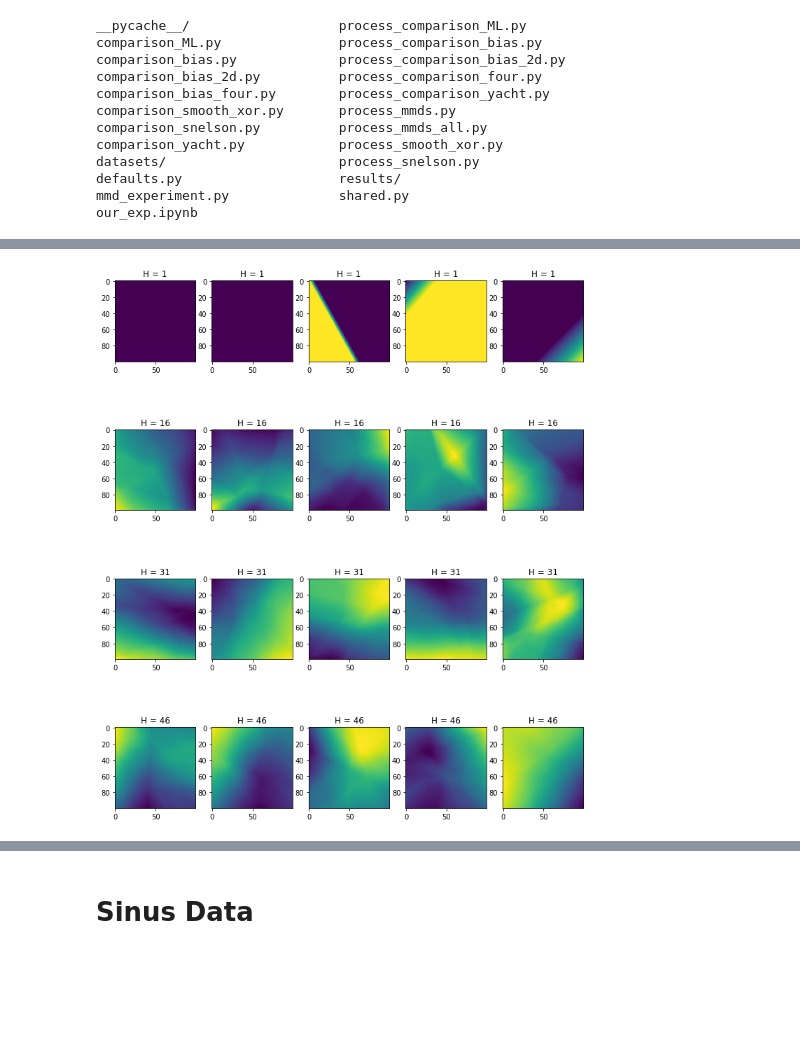
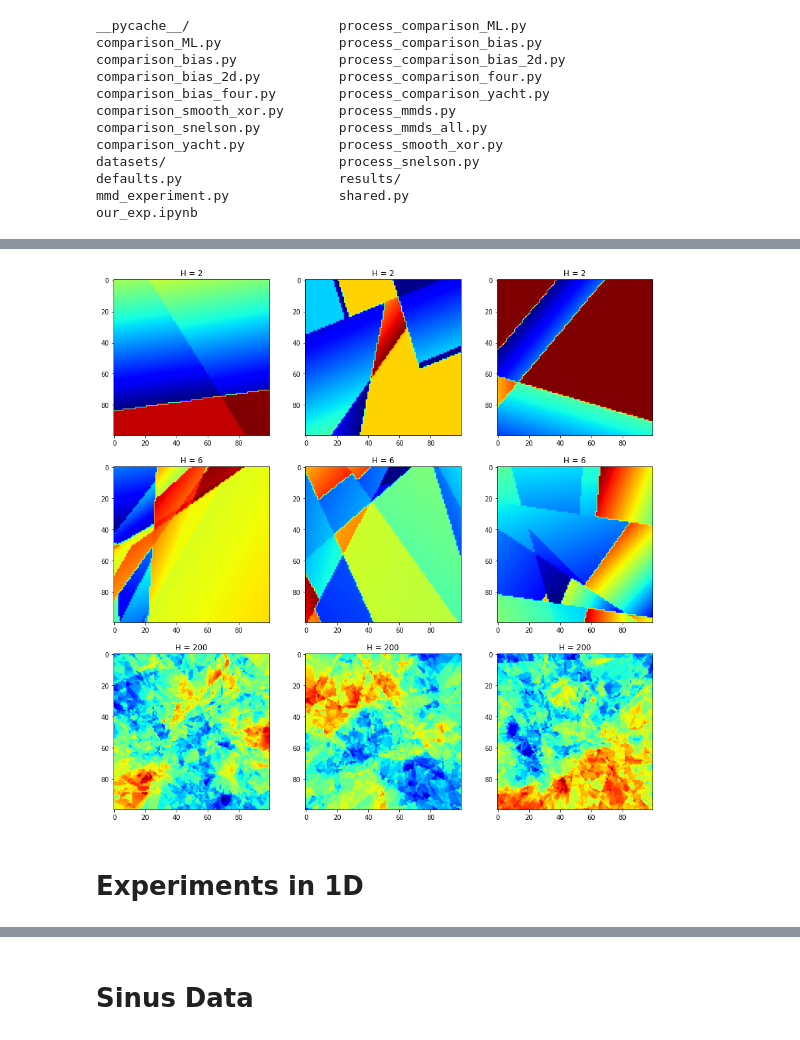
Before and after one commit to LiamGon/BML_project_BayesNN, a Jupyter notebook: experiments/our_exp.ipynb, the cells around one changed output, grey strips where cells are left out. Cells and saved outputs as stored; diff of their text form; code cells hidden in the pictures; blank space fills up the shorter version.

```diff
--- a/experiments/our_exp.ipynb
+++ b/experiments/our_exp.ipynb
@@ -44,13 +37,13 @@ num_layers = 3
 weight_variance = 0.8
 bias_variance = 0.2
 width_class = 'identity'
-list_weight_variance = np.linspace(0.1,5,4)
-fig, axs = plt.subplots(len(list_weight_variance),1,figsize = (10,15))
+list_weight_variance = np.linspace(0.1,1,3)
+fig, axs = plt.subplots(len(list_weight_variance),1,figsize = (10,10))
 rep = 10
 for k,weight_variance in enumerate(list_weight_variance):
     axs[k].set_title('weight_variance = %.2f'%(weight_variance))
     for i in range(rep):
-        model = get_nn_model(D_IN,H,D_OUT, num_layers, width_class=width_class, weight_variance=weight_variance, bias_variance=weight_variance/4)
+        model = get_nn_model(D_IN,H,D_OUT, num_layers, width_class=width_class, weight_variance=weight_variance, bias_variance=bias_variance,activation = torch.nn.Threshold(0, 1))
 
         grid = np.atleast_2d(
         np.linspace(-1,1,30).astype(np.float32)
@@ -60,6 +53,8 @@ for k,weight_variance in enumerate(list_weight_variance):
         )
 
         output = model(grid_var)
-
-        axs[k].plot(grid, output.data.numpy())
+        output = model(grid_var)
+        output =output.data.numpy()
+        output = (output - output.mean())
+        axs[k].plot(grid, output)
 # %% [output]
@@ -73,13 +68,15 @@ num_layers = 3
 weight_variance = 0.8
 bias_variance = 0.2
 
-list_H = list(range(1,40,10))
-fig, axs = plt.subplots(len(list_H),1,figsize = (10,15))
+# list_H = np.logspace(np.log(2)/np.log(10),np.log(30)/np.log(10),3).astype(int).tolist()
+# print(list_H)
+list_H  = [2,4,100]
+fig, axs = plt.subplots(len(list_H),1,figsize = (10,10))
 rep = 5
 for k,H in enumerate(list_H):
     axs[k].set_title('H = %s'%(H))
     for i in range(rep):
-        model = get_nn_model(D_IN,H,D_OUT, num_layers, width_class='identity', weight_variance=weight_variance, bias_variance=bias_variance)
+        model = get_nn_model(D_IN,H,D_OUT, num_layers, width_class='identity', weight_variance=weight_variance, bias_variance=bias_variance,activation = torch.nn.Threshold(0, 1))
 
         grid = np.atleast_2d(
         np.linspace(-1,1,30).astype(np.float32)
@@ -89,6 +86,11 @@ for k,H in enumerate(list_H):
         )
 
         output = model(grid_var)
+        output =output.data.numpy()[:,0]
 
-        axs[k].plot(grid, output.data.numpy())
+        output = (output - output.mean())/output.std()
+
+#         output = np.concatenate((output[1:] - output[:-1],[0]))
+
+        axs[k].plot(grid, output)
 # %% [output]
@@ -96,38 +98,45 @@ for k,H in enumerate(list_H):
 # %%
 
 D_IN = 2
 H = 3
 D_OUT = 1
 num_layers = 2
 weight_variance = 0.8
-bias_variance = 0.2
+bias_variance = 0.5
 
 
 l_grid = 100
 grid_x = np.linspace(-1,1,l_grid)
 grid_y = np.linspace(-1,1,l_grid)
 
 grid_x, grid_y = np.meshgrid(grid_x, grid_y)
 grid_x = grid_x.flatten()
 grid_y = grid_y.flatten()
 grid = np.vstack((grid_x,grid_y)).T
 grid_var = torch.autograd.Variable(
         torch.from_numpy(grid).type(defaults.tdtype), requires_grad=False
     )
 
-list_H = list(range(1,60,15))
-rep = 5
-fig, axs = plt.subplots(len(list_H),rep,figsize = (12,15))
+# list_H = list(range(1,50,15))
+list_H = [2,6,200]
+rep = 3
+fig, axs = plt.subplots(len(list_H),rep,figsize = (15,15))
 for k,H in enumerate(list_H):
     for i in range(rep):
-        model = get_nn_model(D_IN,H,D_OUT, num_layers, width_class='identity', weight_variance=weight_variance, bias_variance=bias_variance)
+        model = get_nn_model(D_IN,H,D_OUT, num_layers, width_class='identity', weight_variance=weight_variance, bias_variance=bias_variance,    activation = torch.nn.Threshold(0, 1)
+ )
 
         output = model(grid_var)
+        output = model(grid_var)
+        output =output.data.numpy()
+#         output = (output - output.mean())/output.std()
 
-        axs[k,i].imshow(output.data.numpy().reshape(l_grid,l_grid),)
+        axs[k,i].imshow(output.reshape(l_grid,l_grid),cmap='jet')
         axs[k,i].set_title('H = %s'%(H))
 # %% [output]
-[figure, old version]
+[figure, new version]
+# %% [markdown]
+# Experiments in 1D
 # %%
 from shared import ResultsManager, nn_model_regression
 
```
Also changed, not shown: parts of 12 cells of this notebook, 1 other file.
